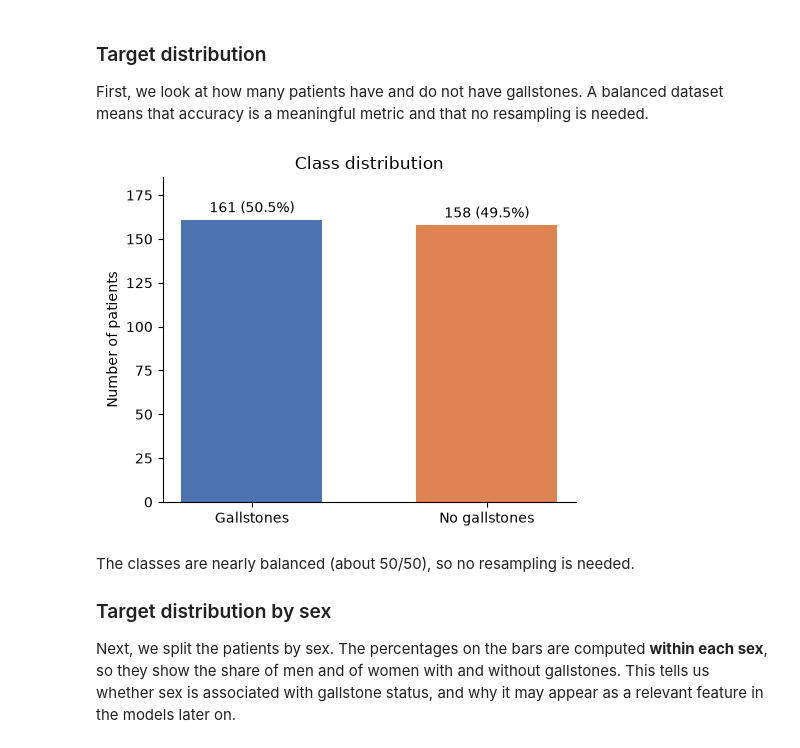
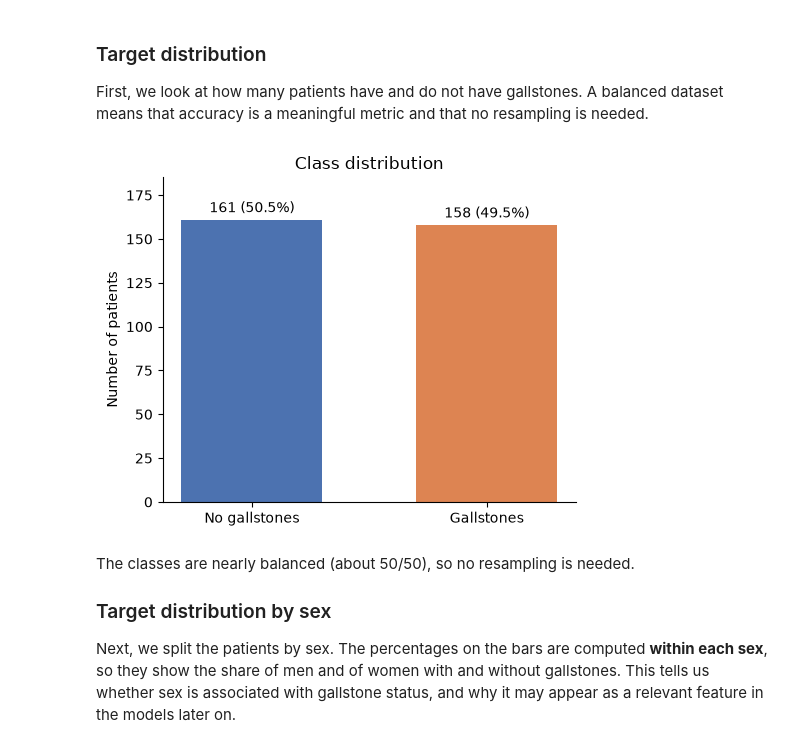
Before and after one commit to MatteoSoldini/DAT540_project, a Jupyter notebook: 1_data_exploration.ipynb, the cells around one changed output. Saved outputs shown, nothing was run; the diff lists cells and outputs as text; code cells hidden in the pictures.

```diff
--- a/1_data_exploration.ipynb
+++ b/1_data_exploration.ipynb
@@ -104,23 +104,23 @@ First, we look at how many patients have and do not have gallstones. A balanced
 # %%
 counts = y.value_counts().sort_index()
 
-names = {0: "Gallstones", 1: "No gallstones"}   # original coding: 0 = present, 1 = absent
+names = {0: "No gallstones", 1: "Gallstones"}
 
 fig, ax = plt.subplots(figsize=(5, 4))
 bars = ax.bar([names[i] for i in counts.index], counts.values,
               color=["#4C72B0", "#DD8452"], width=0.6)
 
 ax.bar_label(bars, labels=[f"{v} ({v / counts.sum():.1%})" for v in counts.values],
              padding=3)
 ax.set_ylabel("Number of patients")
 ax.set_title("Class distribution")
 ax.set_ylim(0, counts.max() * 1.15)          # room for the labels above the bars
 ax.spines[["top", "right"]].set_visible(False)
 
 plt.tight_layout()
 plt.show()
 # %% [output]
-[figure, old version]
+[figure, new version]
 # %% [markdown]
 The classes are nearly balanced (about 50/50), so no resampling is needed.
 
```
Also changed, not shown: parts of 2 cells of this notebook, 2 other files.
